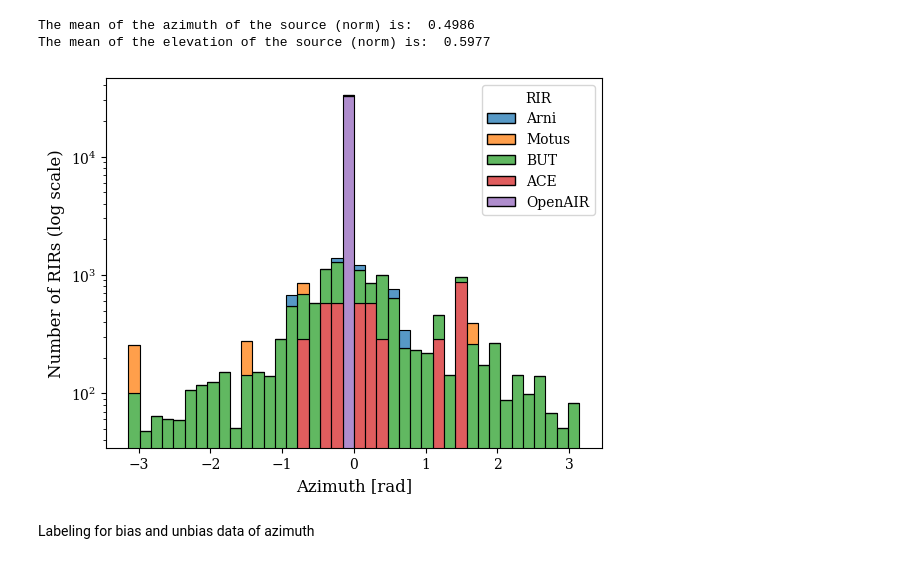
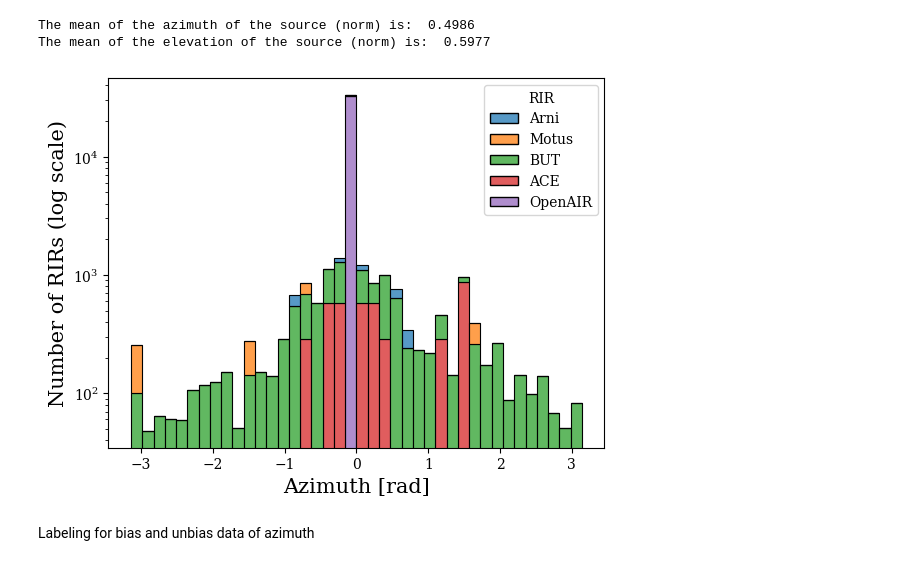
Before and after one commit to Alizeded/BERP, a Jupyter notebook: notebooks/dataset_preprocess.ipynb, the cells around one changed output. Cells and saved outputs as stored; diff of their text form; code cells hidden in the pictures.

```diff
--- a/notebooks/dataset_preprocess.ipynb
+++ b/notebooks/dataset_preprocess.ipynb
@@ -433,21 +433,21 @@ The mean of the elevation of the source (norm) is:  0.5977
 # %%
 fig, ax = plt.subplots()
 plt.rcParams["font.family"] = "serif"
 sns.histplot(
     x=azimuth_ori * torch.pi,
     hue=rir_manifest["RIR"],
     multiple="stack",
     bins=40,
 )
 plt.yscale("log")
-ax.set_xlabel("Azimuth [rad]", fontname="serif", fontsize=12)
-ax.set_ylabel("Number of RIRs (log scale)", fontname="serif", fontsize=12)
+ax.set_xlabel("Azimuth [rad]", fontname="serif", fontsize=15)
+ax.set_ylabel("Number of RIRs (log scale)", fontname="serif", fontsize=15)
 fig.savefig(
     "./data/Figure/hist_azimuth.pdf",
     format="pdf",
 )
 # %% [output]
-[figure, old version]
+[figure, new version]
 # %% [markdown]
 Labeling for bias and unbias data of azimuth
 # %%
```
Also changed, not shown: parts of 9 cells of this notebook, 1 other file.
